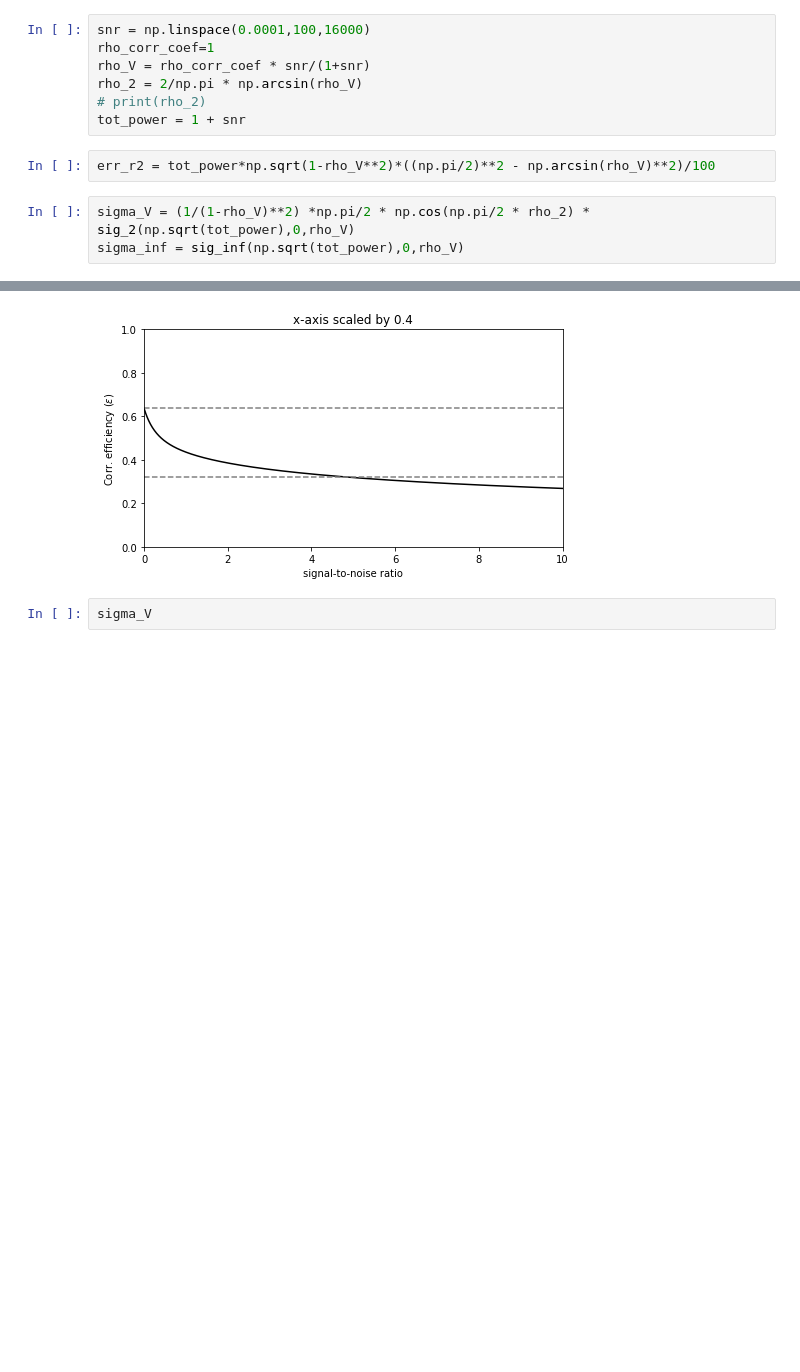
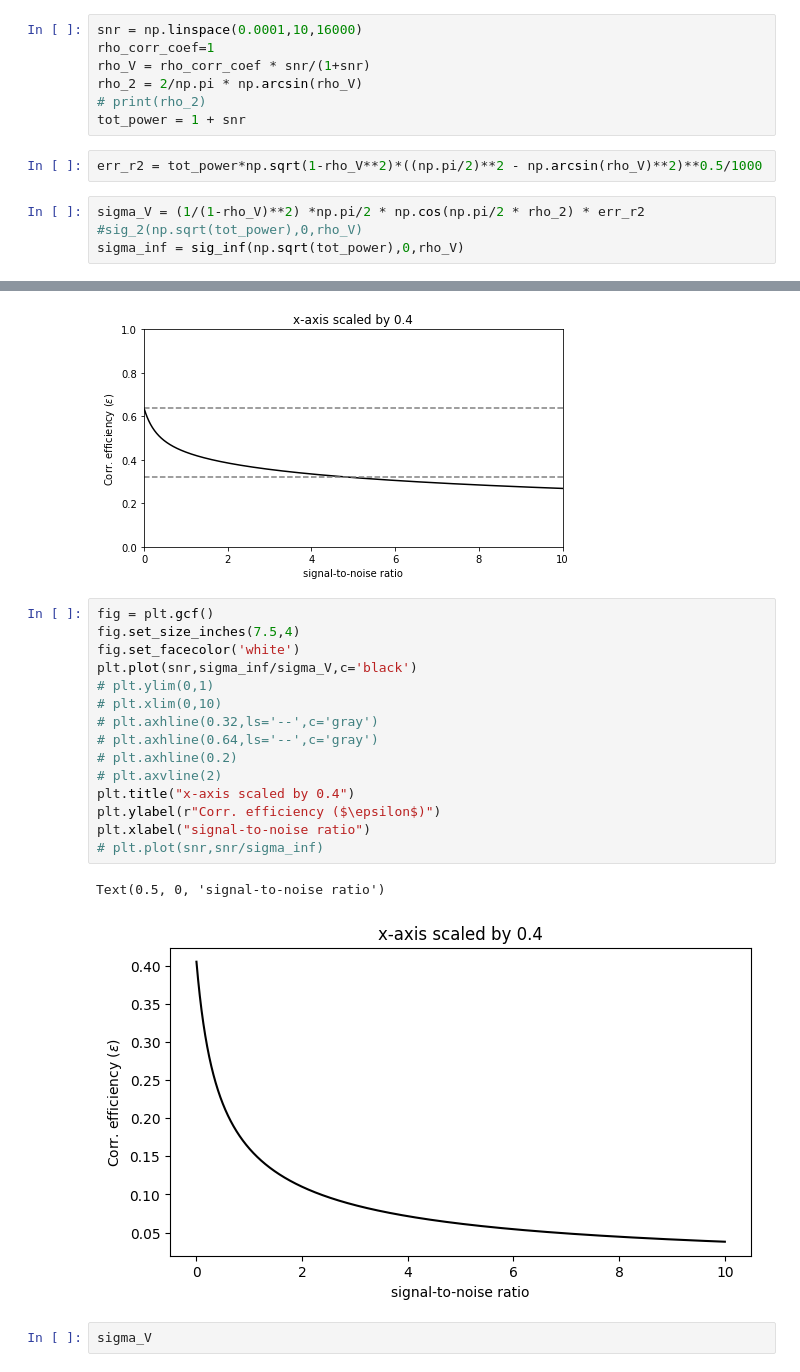
Before and after one commit to mohanagr/braindump, a Jupyter notebook: more quantization.ipynb, the cells around one changed output, grey strips where cells are left out. Drawn from its saved outputs; the diff is of its cells as text; blank space fills up the shorter version.

```diff
--- a/more quantization.ipynb
+++ b/more quantization.ipynb
@@ -14,16 +14,16 @@ def sig_2(sigma,n,rho):
     x = 1/N + (1-1/N)*rho2**2 - rho2**2
     return np.sqrt(x)
 # %%
-snr = np.linspace(0.0001,100,16000)
+snr = np.linspace(0.0001,10,16000)
 rho_corr_coef=1
 rho_V = rho_corr_coef * snr/(1+snr)
 rho_2 = 2/np.pi * np.arcsin(rho_V)
 # print(rho_2)
 tot_power = 1 + snr
 # %%
-err_r2 = tot_power*np.sqrt(1-rho_V**2)*((np.pi/2)**2 - np.arcsin(rho_V)**2)/100
+err_r2 = tot_power*np.sqrt(1-rho_V**2)*((np.pi/2)**2 - np.arcsin(rho_V)**2)**0.5/1000
 # %%
-sigma_V = (1/(1-rho_V)**2) *np.pi/2 * np.cos(np.pi/2 * rho_2) * sig_2(np.sqrt(tot_power),0,rho_V)
+sigma_V = (1/(1-rho_V)**2) *np.pi/2 * np.cos(np.pi/2 * rho_2) * err_r2 #sig_2(np.sqrt(tot_power),0,rho_V)
 sigma_inf = sig_inf(np.sqrt(tot_power),0,rho_V)
 # %%
 fig = plt.gcf()
@@ -43,6 +43,24 @@ plt.xlabel("signal-to-noise ratio")
 # %% [output]
 Text(0.5, 0, 'signal-to-noise ratio')
 [figure]
+# %%
+fig = plt.gcf()
+fig.set_size_inches(7.5,4)
+fig.set_facecolor('white')
+plt.plot(snr,sigma_inf/sigma_V,c='black')
+# plt.ylim(0,1)
+# plt.xlim(0,10)
+# plt.axhline(0.32,ls='--',c='gray')
+# plt.axhline(0.64,ls='--',c='gray')
+# plt.axhline(0.2)
+# plt.axvline(2)
+plt.title("x-axis scaled by 0.4")
+plt.ylabel(r"Corr. efficiency ($\epsilon$)")
+plt.xlabel("signal-to-noise ratio")
+# plt.plot(snr,snr/sigma_inf)
+# %% [output]
+Text(0.5, 0, 'signal-to-noise ratio')
+[figure, added]
 # %%
 sigma_V
 # %% [output]
```
Also changed, not shown: 6 other files.
